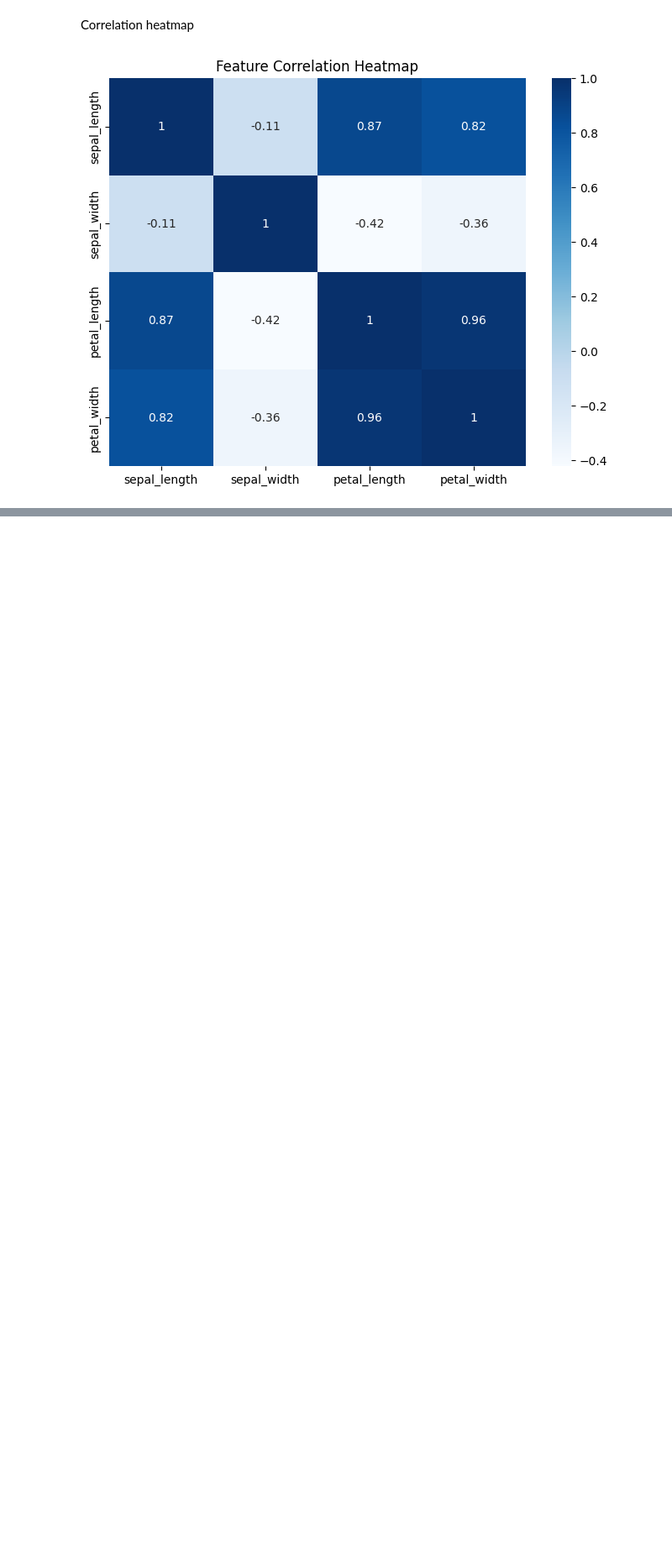
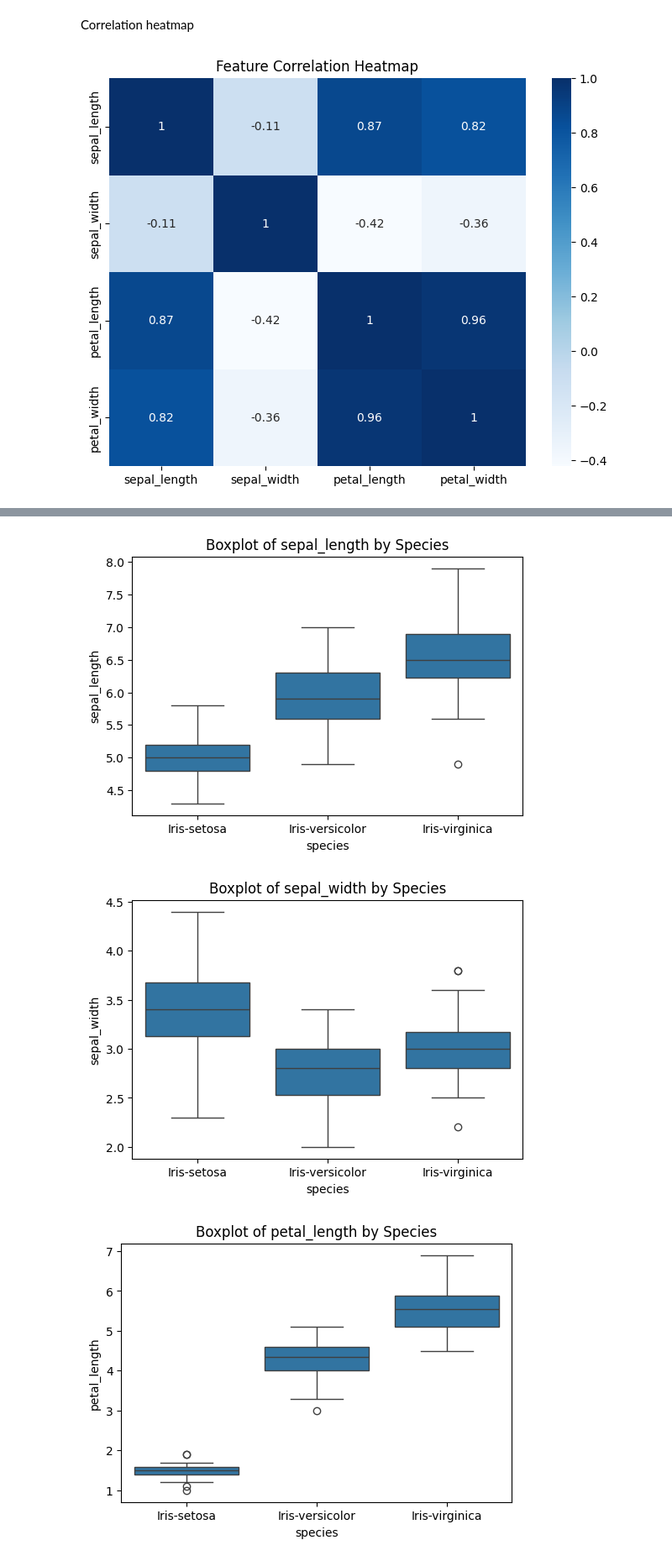
Before and after one commit to YasiKiddo/Irish, a Jupyter notebook: project/iris.ipynb, the cells around one changed output, grey strips where cells are left out. Shown at 84% size. Drawn from its saved outputs; the diff is of its cells as text; code cells hidden in the pictures; blank space fills up the shorter version.

Commit message:
Box plot for each

```diff
--- a/project/iris.ipynb
+++ b/project/iris.ipynb
@@ -95,0 +98,11 @@ plt.show()
+# %%
+features = ['sepal_length', 'sepal_width', 'petal_length', 'petal_width']
+for feature in features:
+    plt.figure(figsize=(6, 4))
+    sns.boxplot(x='species', y=feature, data=df)
+    plt.title(f"Boxplot of {feature} by Species")
+    plt.show()
+# %% [output]
+[figure, added]
+[figure, added]
+[figure, added]
```
Also changed, not shown: parts of 2 cells of this notebook.
